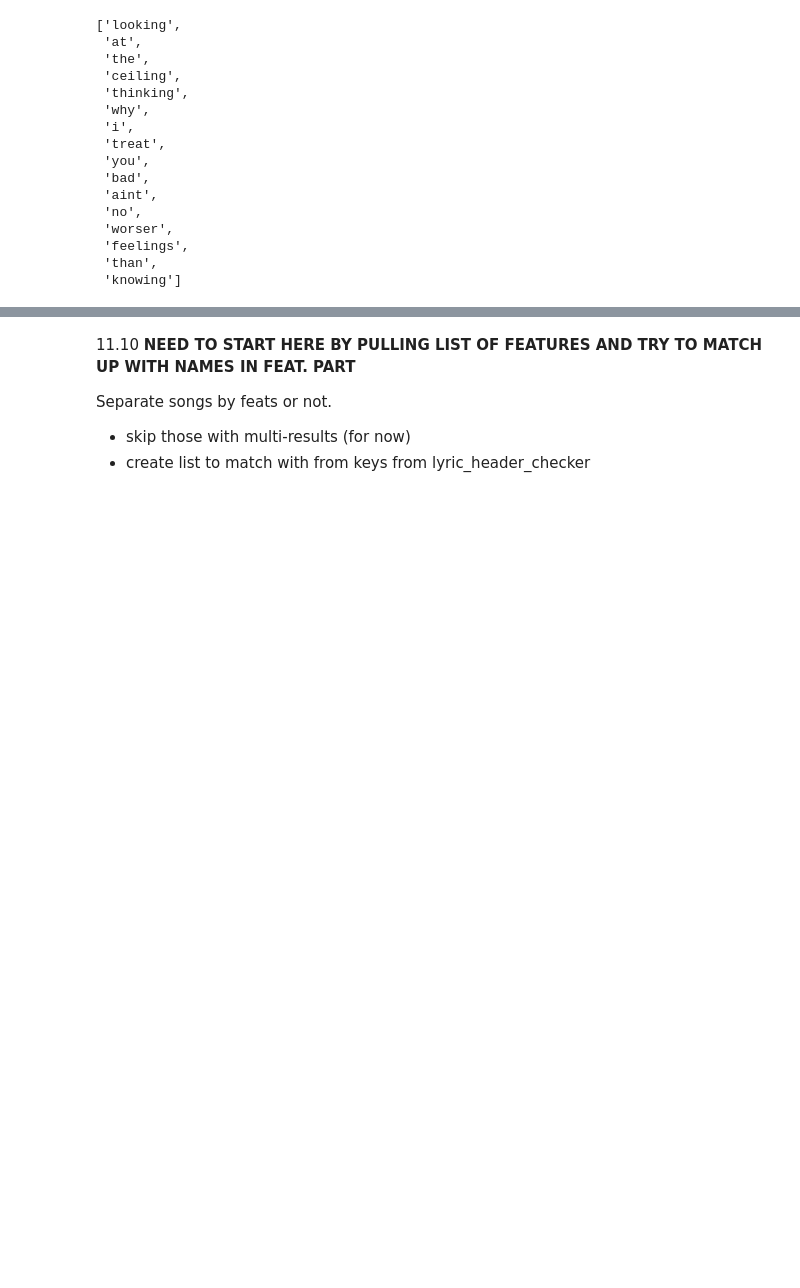
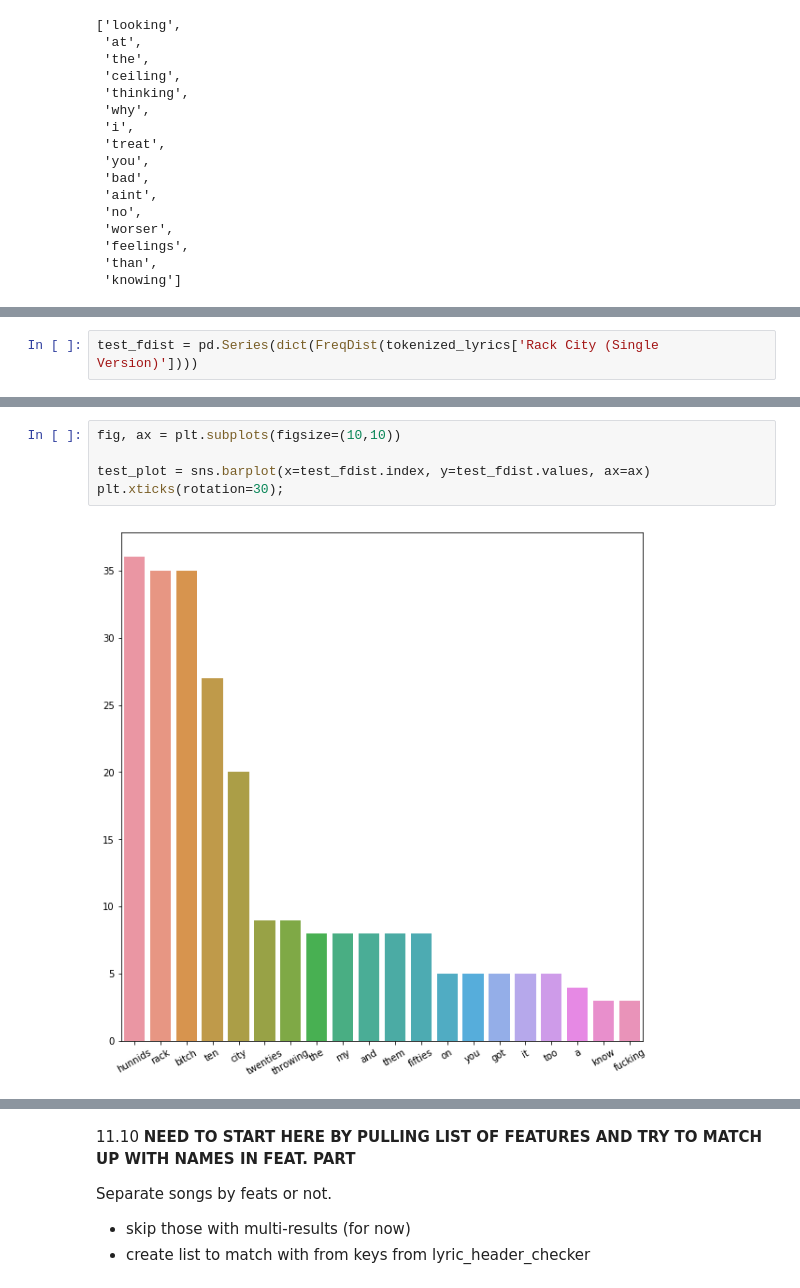
Before and after one commit to dfuller22/Rap_Generator, a Jupyter notebook: Got_Raps.ipynb, the cells around one changed output, grey strips where cells are left out. Saved outputs shown, nothing was run; the diff lists cells and outputs as text; blank space fills up the shorter version.

Commit message:
Update Got_Raps.ipynb
Added test graph code for FreqDist and beginning Bigrams

```diff
--- a/Got_Raps.ipynb
+++ b/Got_Raps.ipynb
@@ -426,0 +431,2 @@ tokenized_lyrics['Do It All'][0:16]
+# %%
+test_fdist = pd.Series(dict(FreqDist(tokenized_lyrics['Rack City (Single Version)'])))
@@ -426,0 +444,7 @@ tokenized_lyrics['Do It All'][0:16]
+# %%
+fig, ax = plt.subplots(figsize=(10,10))
+
+test_plot = sns.barplot(x=test_fdist.index, y=test_fdist.values, ax=ax)
+plt.xticks(rotation=30);
+# %% [output]
+[figure, added]
```
Also changed, not shown: parts of 6 cells of this notebook.
